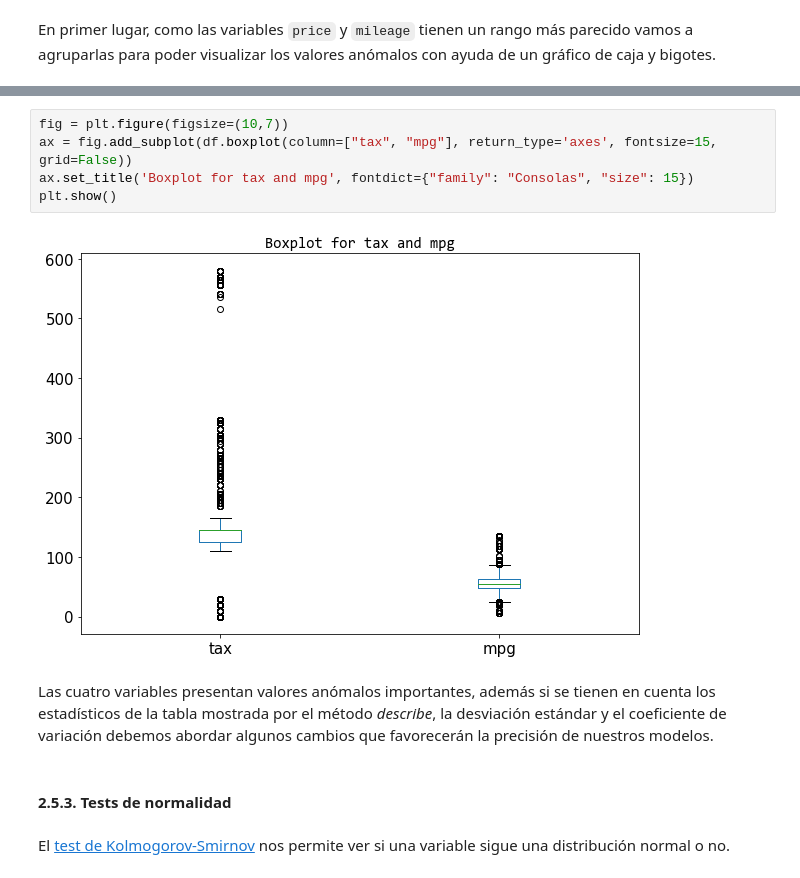
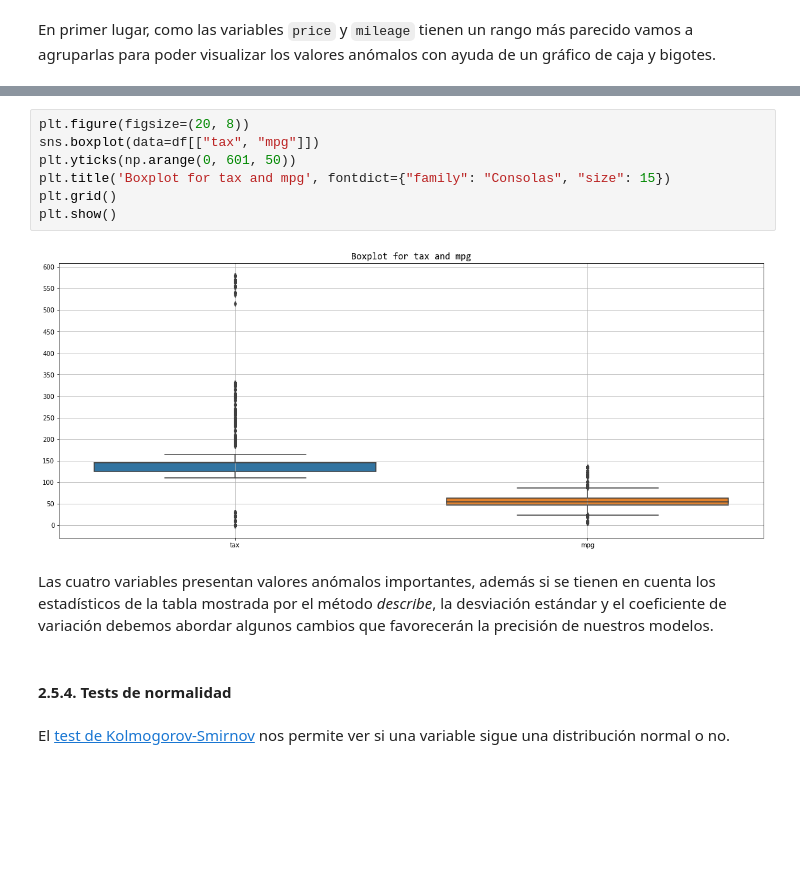
Before and after one commit to dietrujillo/ml_lab, a Jupyter notebook: lab1/notebooks/lab1.ipynb, the cells around one changed output, grey strips where cells are left out. Cells and saved outputs as stored; diff of their text form; blank space fills up the shorter version.

```diff
--- a/lab1/notebooks/lab1.ipynb
+++ b/lab1/notebooks/lab1.ipynb
@@ -468,14 +470,16 @@ Como vemos de forma visual, ambas variables tienen un número bastante alto de v
 # %%
-fig = plt.figure(figsize=(10,7))
-ax = fig.add_subplot(df.boxplot(column=["tax", "mpg"], return_type='axes', fontsize=15, grid=False))
-ax.set_title('Boxplot for tax and mpg', fontdict={"family": "Consolas", "size": 15})
+plt.figure(figsize=(20, 8))
+sns.boxplot(data=df[["tax", "mpg"]])
+plt.yticks(np.arange(0, 601, 50))
+plt.title('Boxplot for tax and mpg', fontdict={"family": "Consolas", "size": 15})
+plt.grid()
 plt.show()
 # %% [output]
-[figure, old version]
+[figure, new version]
 # %% [markdown]
 Las cuatro variables presentan valores anómalos importantes, además si se tienen en cuenta los estadísticos de la tabla mostrada por el método *describe*, la desviación estándar y el coeficiente de variación debemos abordar algunos cambios que favorecerán la precisión de nuestros modelos.
 # %% [markdown]
-#### 2.5.3. Tests de normalidad
+#### 2.5.4. Tests de normalidad
 # %% [markdown]
 El [test de Kolmogorov-Smirnov](https://docs.scipy.org/doc/scipy/reference/generated/scipy.stats.kstest.html) nos permite ver si una variable sigue una distribución normal o no.
 # %%
```
Also changed, not shown: parts of 45 cells of this notebook, 3 other files.
